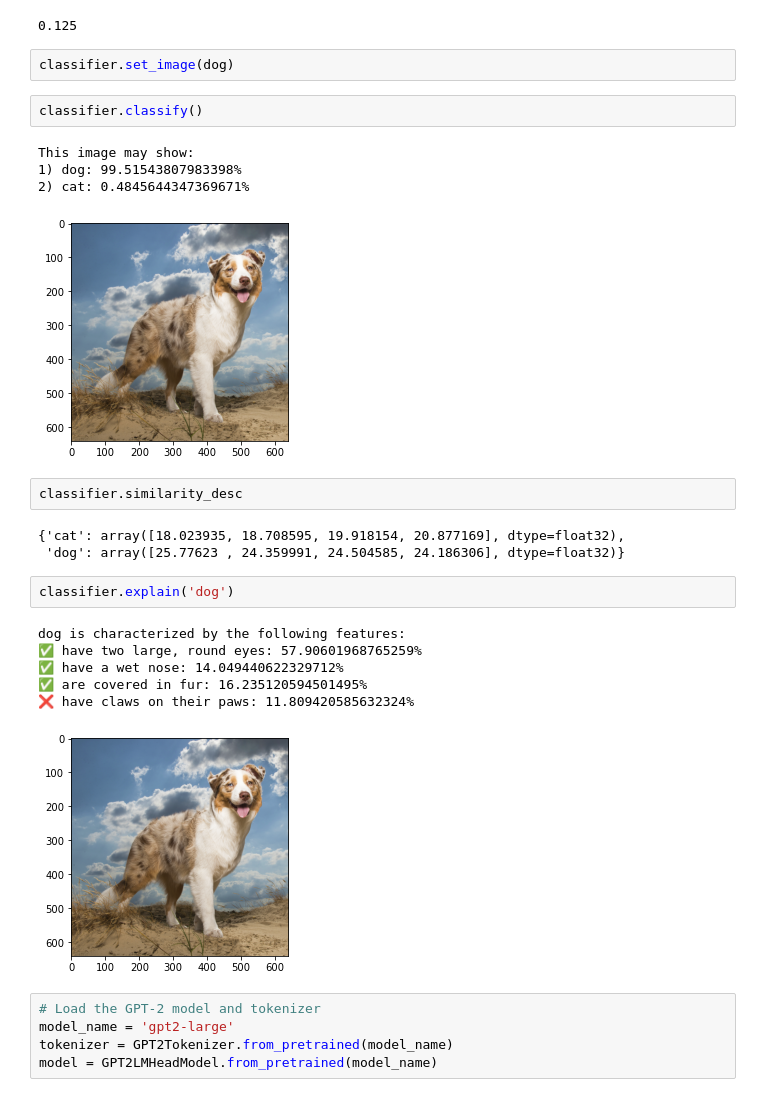
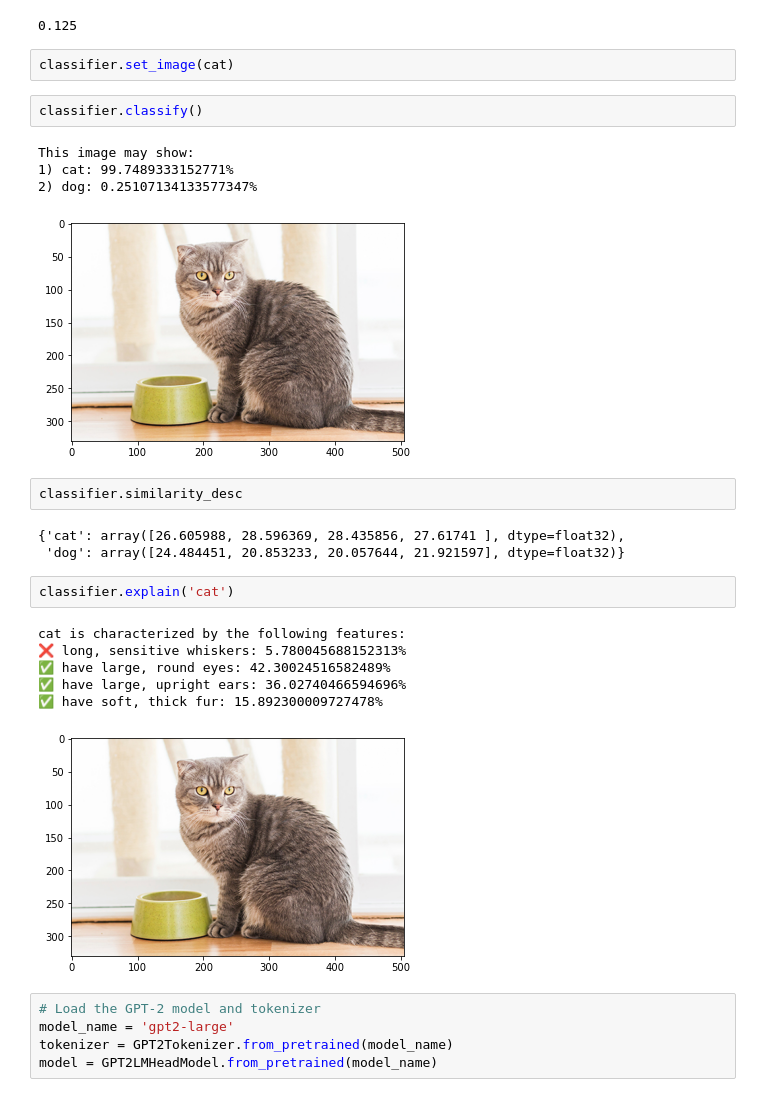
Before and after one commit to Idriss-Malek/MAP583_Projet_CLIP, a Jupyter notebook: test.ipynb, the cells around one changed output. Drawn from its saved outputs; the diff is of its cells as text.

```diff
--- a/test.ipynb
+++ b/test.ipynb
@@ -22,28 +21,28 @@ classifier.compute_threshold()
 # %% [output]
 0.125
 # %%
-classifier.set_image(dog)
+classifier.set_image(cat)
 # %%
 classifier.classify()
 # %% [output]
 This image may show:
-1) dog: 99.51543807983398%
-2) cat: 0.4845644347369671%
+1) cat: 99.7489333152771%
+2) dog: 0.25107134133577347%
-[figure, old version]
+[figure, new version]
 # %%
 classifier.similarity_desc
 # %% [output]
-{'cat': array([18.023935, 18.708595, 19.918154, 20.877169], dtype=float32),
- 'dog': array([25.77623 , 24.359991, 24.504585, 24.186306], dtype=float32)}
+{'cat': array([26.605988, 28.596369, 28.435856, 27.61741 ], dtype=float32),
+ 'dog': array([24.484451, 20.853233, 20.057644, 21.921597], dtype=float32)}
 # %%
-classifier.explain('dog')
+classifier.explain('cat')
 # %% [output]
-dog is characterized by the following features:
-✅ have two large, round eyes: 57.90601968765259%
-✅ have a wet nose: 14.049440622329712%
-✅ are covered in fur: 16.235120594501495%
-❌ have claws on their paws: 11.809420585632324%
+cat is characterized by the following features:
+❌ long, sensitive whiskers: 5.780045688152313%
+✅ have large, round eyes: 42.30024516582489%
+✅ have large, upright ears: 36.02740466594696%
+✅ have soft, thick fur: 15.892300009727478%
-[figure, old version]
+[figure, new version]
 # %%
 # Load the GPT-2 model and tokenizer
 model_name = 'gpt2-large'
```
Also changed, not shown: parts of 3 cells of this notebook, 2 other files.
